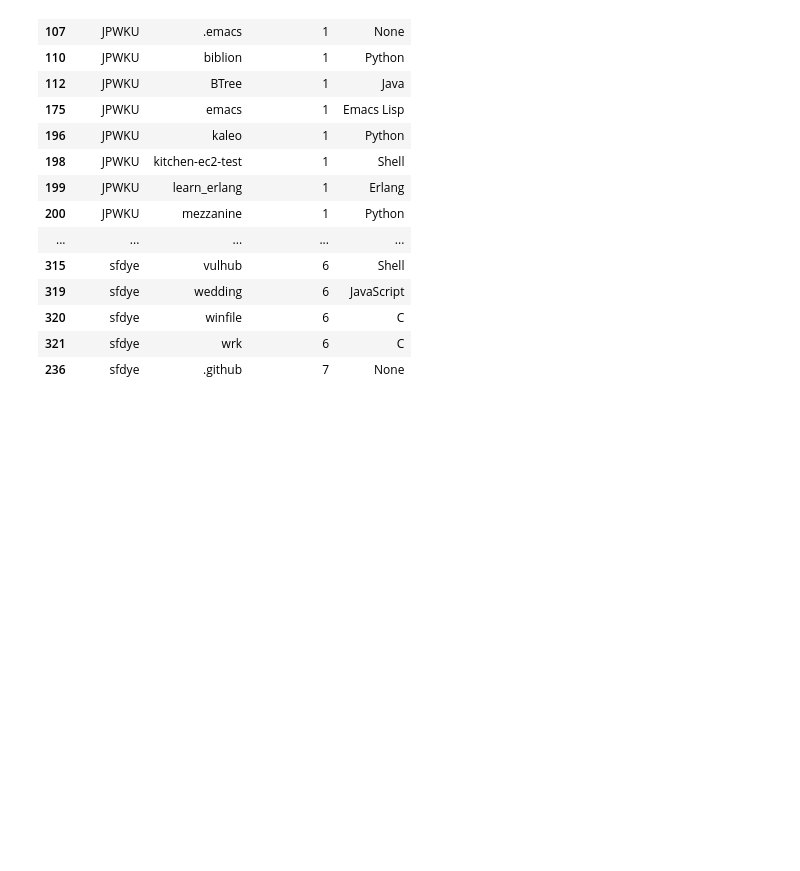
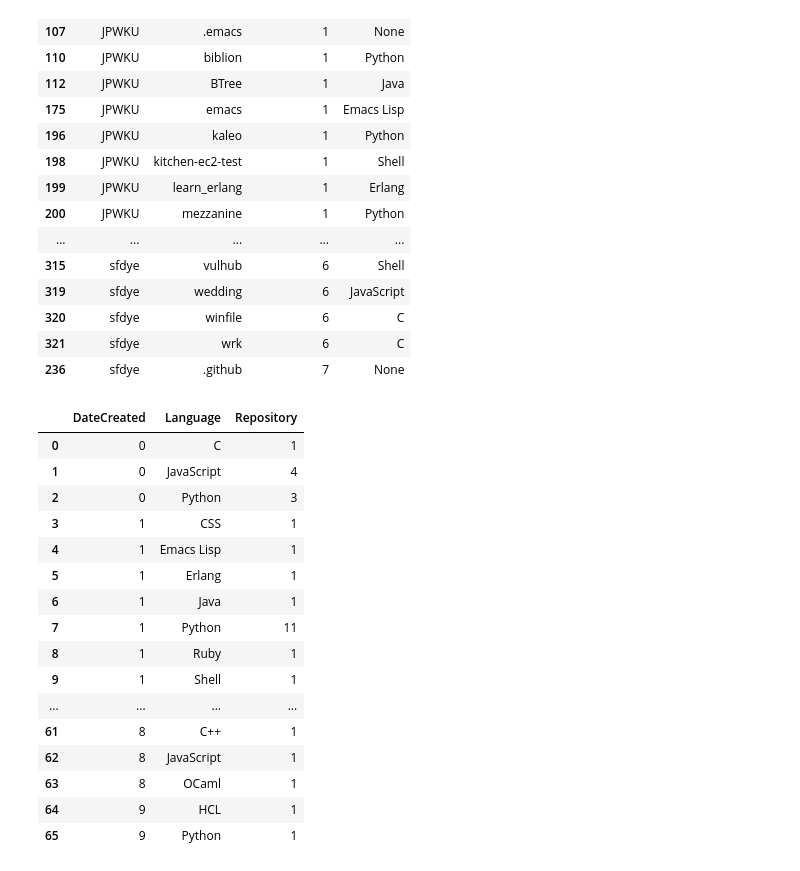
Before and after one commit to engelsj/swe-dev-task2, a Jupyter notebook: githubAccess.ipynb, the cells around one changed output. Saved outputs shown, nothing was run; the diff lists cells and outputs as text; code cells hidden in the pictures; blank space fills up the shorter version.

```diff
--- a/githubAccess.ipynb
+++ b/githubAccess.ipynb
@@ -46,3 +42,26 @@ df
 | 320 | sfdye | winfile | 6 | C |
 | 321 | sfdye | wrk | 6 | C |
 | 236 | sfdye | .github | 7 | None |
+# %%
+df = df.groupby(['DateCreated', 'Language']).count()
+df = df.reset_index()
+df = df.drop(columns=['Username'])
+df
+# %% [output]
+|  | DateCreated | Language | Repository |
+| 0 | 0 | C | 1 |
+| 1 | 0 | JavaScript | 4 |
+| 2 | 0 | Python | 3 |
+| 3 | 1 | CSS | 1 |
+| 4 | 1 | Emacs Lisp | 1 |
+| 5 | 1 | Erlang | 1 |
+| 6 | 1 | Java | 1 |
+| 7 | 1 | Python | 11 |
+| 8 | 1 | Ruby | 1 |
+| 9 | 1 | Shell | 1 |
+| ... | ... | ... | ... |
+| 61 | 8 | C++ | 1 |
+| 62 | 8 | JavaScript | 1 |
+| 63 | 8 | OCaml | 1 |
+| 64 | 9 | HCL | 1 |
+| 65 | 9 | Python | 1 |
```
Also changed, not shown: parts of 2 cells of this notebook.
